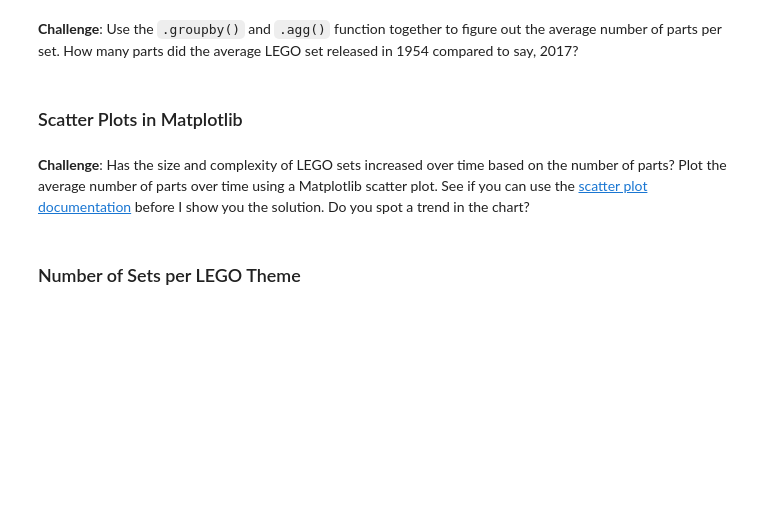
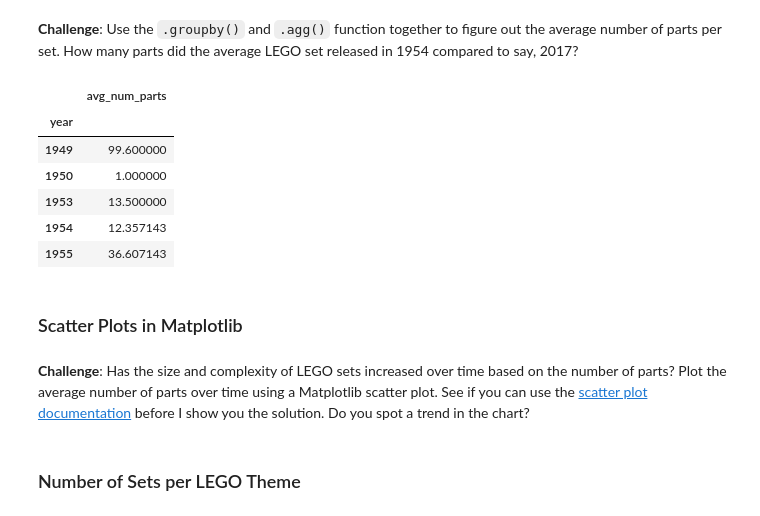
Before and after one commit to halilcodes/lego-set-stats, a Jupyter notebook: Lego_Analysis_for_Course_(start).ipynb, the cells around one changed output. Drawn from its saved outputs; the diff is of its cells as text; code cells hidden in the pictures; blank space fills up the shorter version.

```diff
--- a/Lego_Analysis_for_Course_(start).ipynb
+++ b/Lego_Analysis_for_Course_(start).ipynb
@@ -235,5 +275,20 @@ plt.plot(theme_year.index[:-2], theme_year.nr_themes[:-2])
 # %% [markdown]
 **Challenge**: Use the <code>.groupby()</code> and <code>.agg()</code> function together to figure out the average number of parts per set. How many parts did the average LEGO set released in 1954 compared to say, 2017?
+# %%
+# parts_per_set = df_sets.groupby(["year"]).agg({"num_parts": pd.Series.sum})
+# parts_per_set["set_count"] = df_sets.groupby("year").agg({"set_num": pd.Series.count})
+# parts_per_set.rename(columns={"num_parts" : "total_parts"}, inplace=True)
+parts_per_set = df_sets.groupby("year").agg({"num_parts": pd.Series.mean})
+parts_per_set.rename(columns={"num_parts" : "avg_num_parts"}, inplace=True)
+parts_per_set.head()
+# %% [output]
+|  | avg_num_parts |
+| year |  |
+| 1949 | 99.600000 |
+| 1950 | 1.000000 |
+| 1953 | 13.500000 |
+| 1954 | 12.357143 |
+| 1955 | 36.607143 |
 # %% [markdown]
 ### Scatter Plots in Matplotlib
 # %% [markdown]
```
Also changed, not shown: parts of 3 cells of this notebook.
